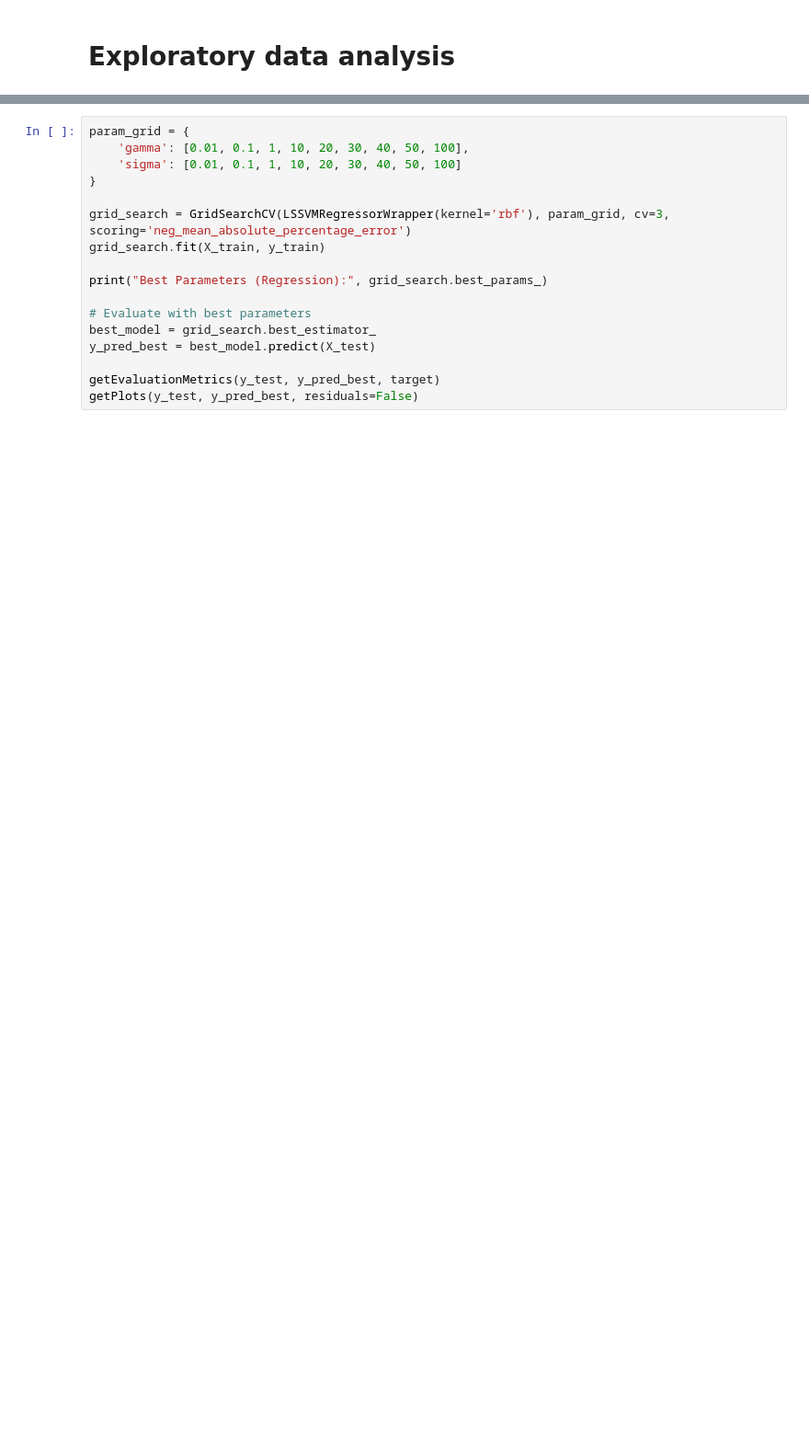
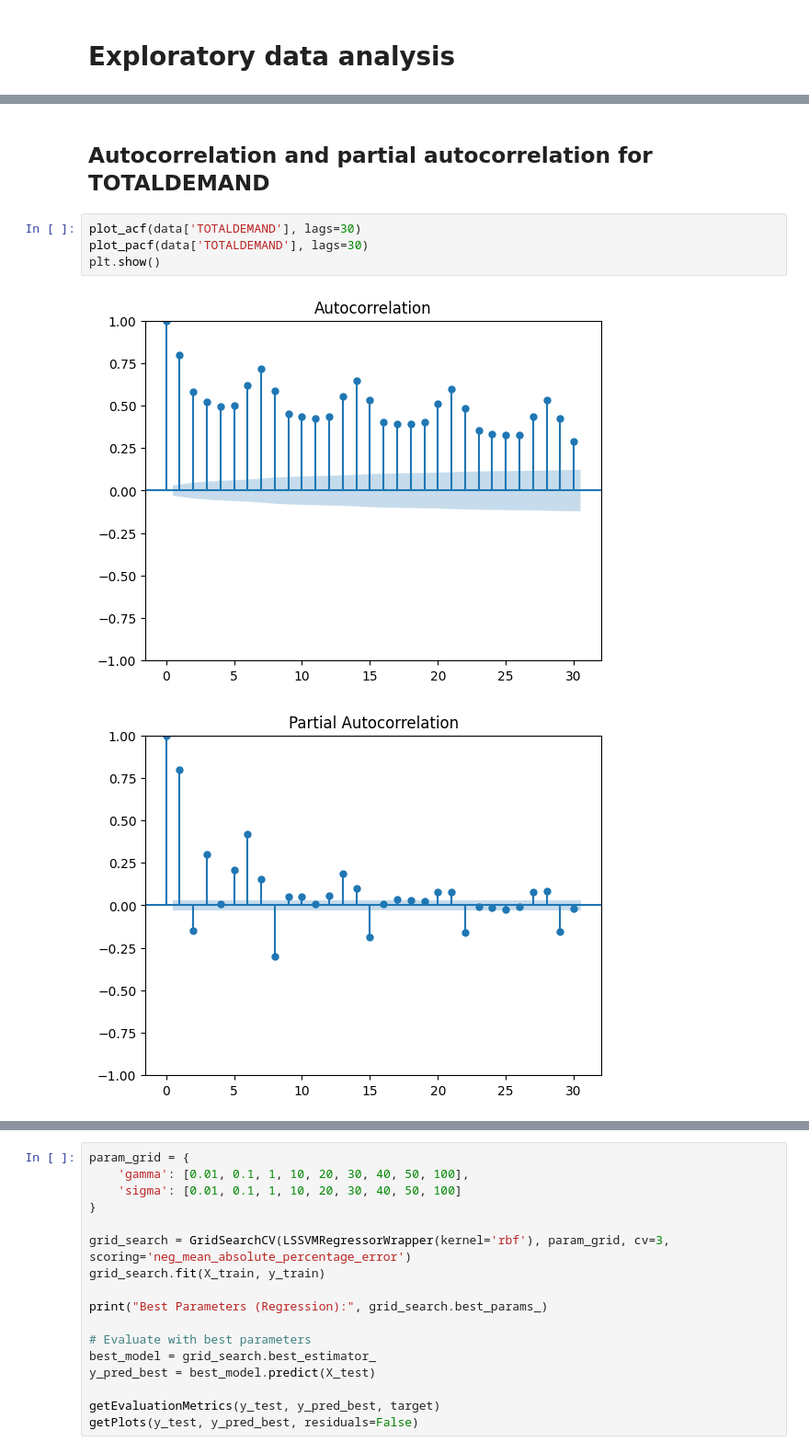
Before and after one commit to KaiJDect/Group10_project, a Jupyter notebook: src/notebooks/Geo_Modelling.ipynb, the cells around one changed output, grey strips where cells are left out. Shown at 92% size. Cells and saved outputs as stored; diff of their text form; blank space fills up the shorter version.

```diff
--- a/src/notebooks/Geo_Modelling.ipynb
+++ b/src/notebooks/Geo_Modelling.ipynb
@@ -252,0 +261,9 @@ plt.show()
+# %% [markdown]
+## Autocorrelation and partial autocorrelation for TOTALDEMAND
+# %%
+plot_acf(data['TOTALDEMAND'], lags=30)
+plot_pacf(data['TOTALDEMAND'], lags=30)
+plt.show()
+# %% [output]
+[figure, added]
+[figure, added]
```
Also changed, not shown: parts of 29 cells of this notebook, 2 other files.
